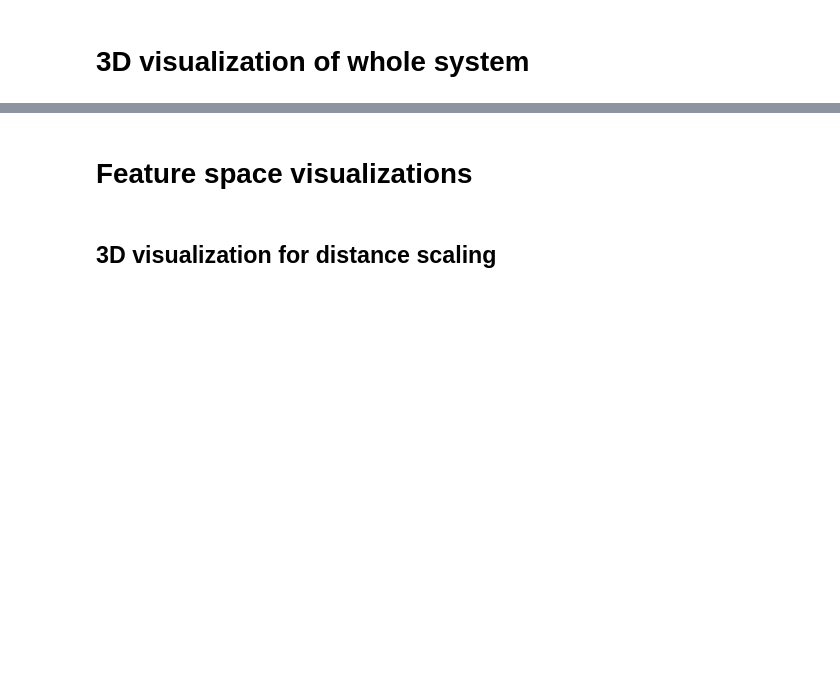
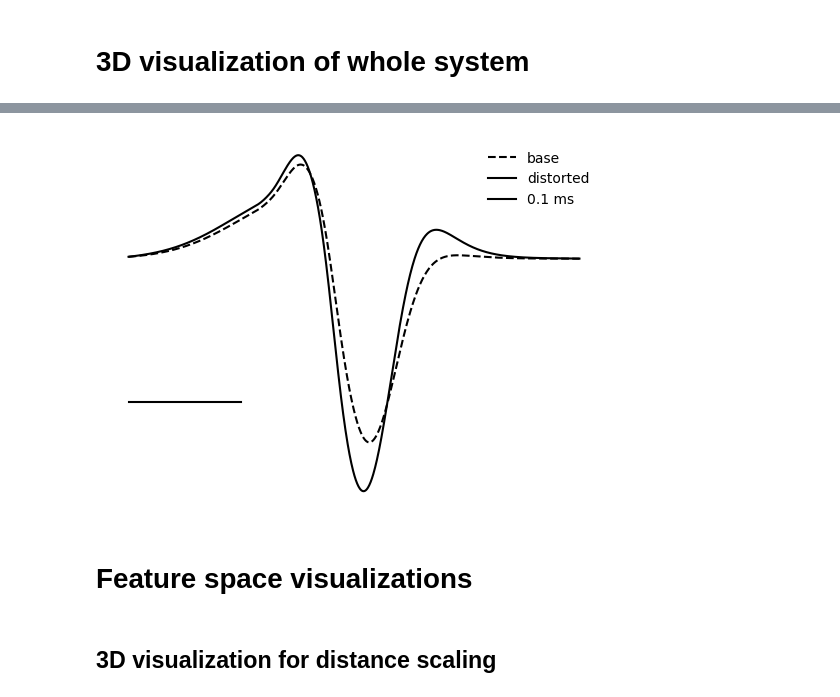
Before and after one commit to DenisTurcu/efish-physics-model, a Jupyter notebook: figures/figures.ipynb, the cells around one changed output, grey strips where cells are left out. Drawn from its saved outputs; the diff is of its cells as text; code cells hidden in the pictures; blank space fills up the shorter version.

Commit message:
inset with distorted trace for the 3d-visualization

```diff
--- a/figures/figures.ipynb
+++ b/figures/figures.ipynb
@@ -152,6 +159,25 @@ from Worm_SmallSpherical import SmallSphericalWorm
 # )
 # fig.update_layout(scene_camera=camera, width=10000, height=10000)
 # fig.show()
+# %%
+receptor_id = np.linalg.norm(fish.get_receptors_locations() - worm.get_position(), axis=1).argmin()
+_, electric_signal = aquarium.transdermal_signal_for_all_fish(include_perturbations=True)
+_, base_electric_signal = aquarium.transdermal_signal_for_all_fish(include_perturbations=False)
+signal_distorted = electric_signal[receptor_id]
+signal_base = base_electric_signal[receptor_id]
+# %%
+plt.figure()
+plt.plot(signal_base, "k--", label="base")
+plt.plot(signal_distorted, "k", label="distorted")
+plt.plot([0, 0.1e-3 * fish.get_sampling_rate()], [-60, -60], "k", label="0.1 ms")
+plt.legend(frameon=False)
+plt.xticks([])
+plt.yticks([])
+plt.box(False)
+plt.savefig("./panels/3d_visualization_inset.svg")
+plt.show()
+# %% [output]
+[figure, added]
 # %% [markdown]
 # Feature space visualizations
 # %% [markdown]
```
Also changed, not shown: parts of 2 cells of this notebook.
